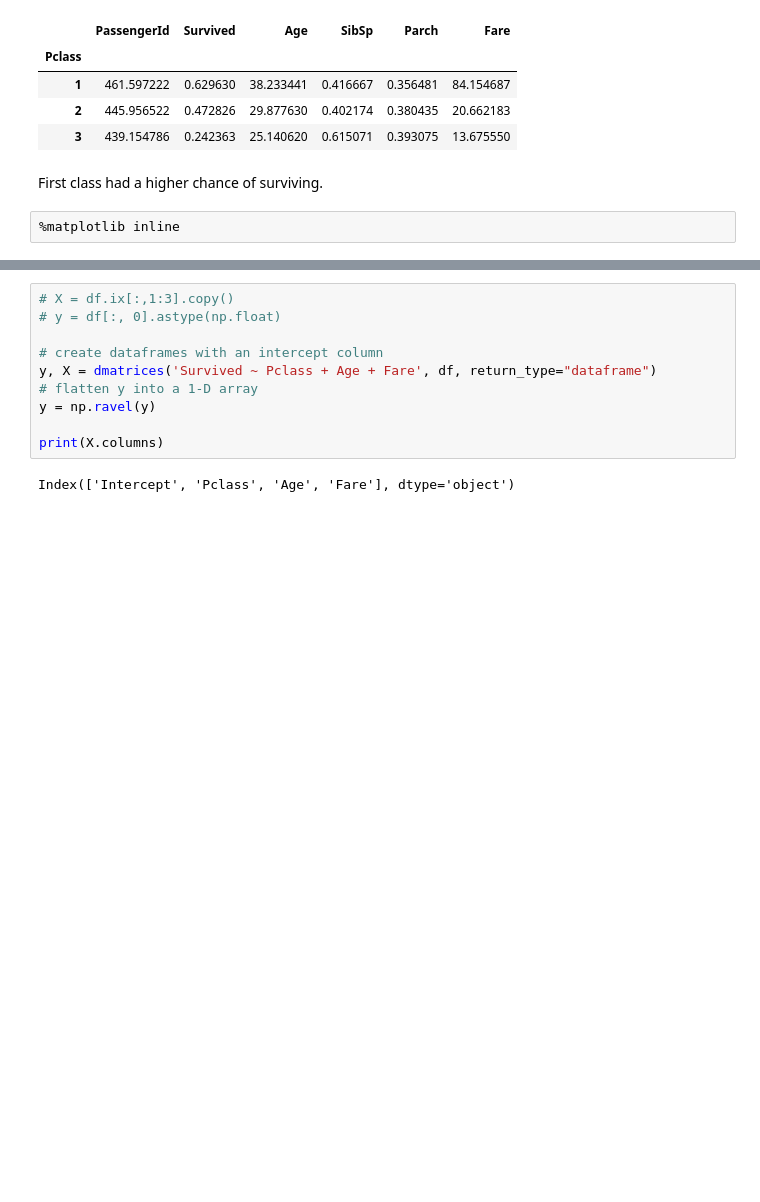
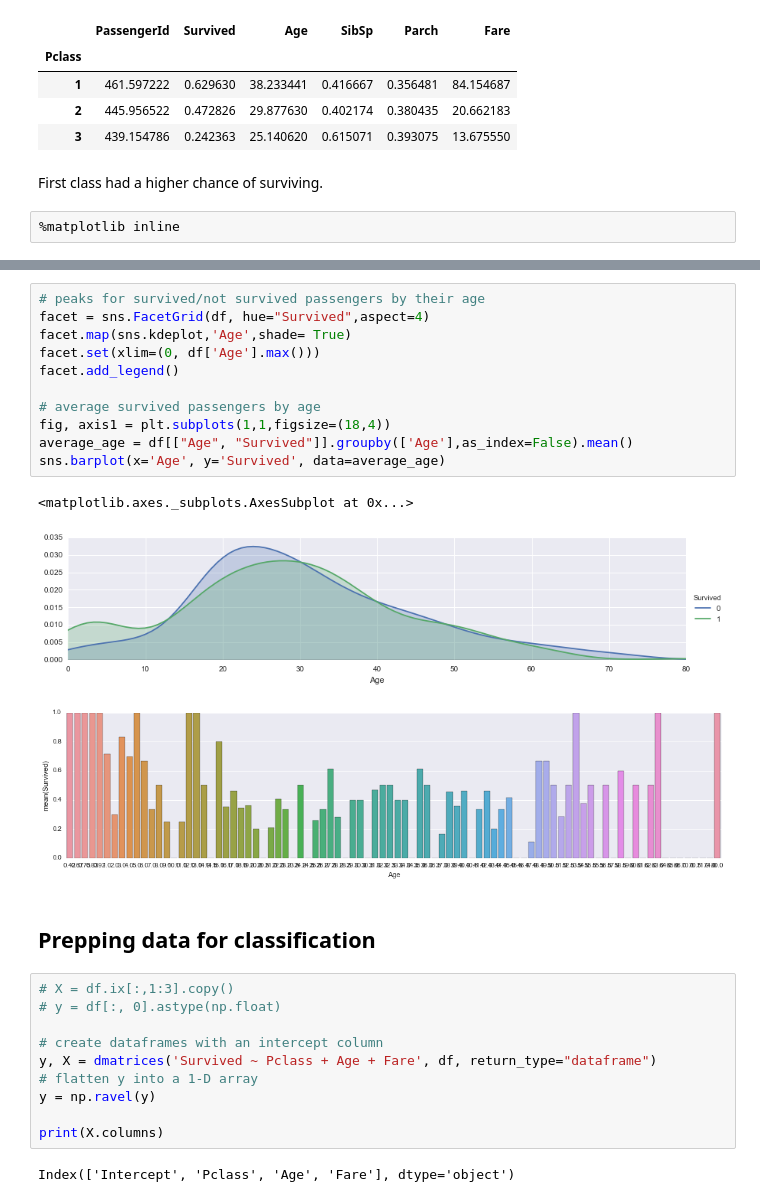
Before and after one commit to matthewLee711/kaggle, a Jupyter notebook: titanicDataSet/Titanic-data-analysis.ipynb, the cells around one changed output, grey strips where cells are left out. Cells and saved outputs as stored; diff of their text form; blank space fills up the shorter version.

```diff
--- a/titanicDataSet/Titanic-data-analysis.ipynb
+++ b/titanicDataSet/Titanic-data-analysis.ipynb
@@ -67,3 +66,20 @@ plt.ylabel("Number of Survivers")
+# %%
+# peaks for survived/not survived passengers by their age
+facet = sns.FacetGrid(df, hue="Survived",aspect=4)
+facet.map(sns.kdeplot,'Age',shade= True)
+facet.set(xlim=(0, df['Age'].max()))
+facet.add_legend()
+
+# average survived passengers by age
+fig, axis1 = plt.subplots(1,1,figsize=(18,4))
+average_age = df[["Age", "Survived"]].groupby(['Age'],as_index=False).mean()
+sns.barplot(x='Age', y='Survived', data=average_age)
+# %% [output]
+<matplotlib.axes._subplots.AxesSubplot at 0x...>
+[figure, added]
+[figure, added]
+# %% [markdown]
+## Prepping data for classification
 # %%
 # X = df.ix[:,1:3].copy()
 # y = df[:, 0].astype(np.float)
```
Also changed, not shown: parts of 7 cells of this notebook, 6 other files.
